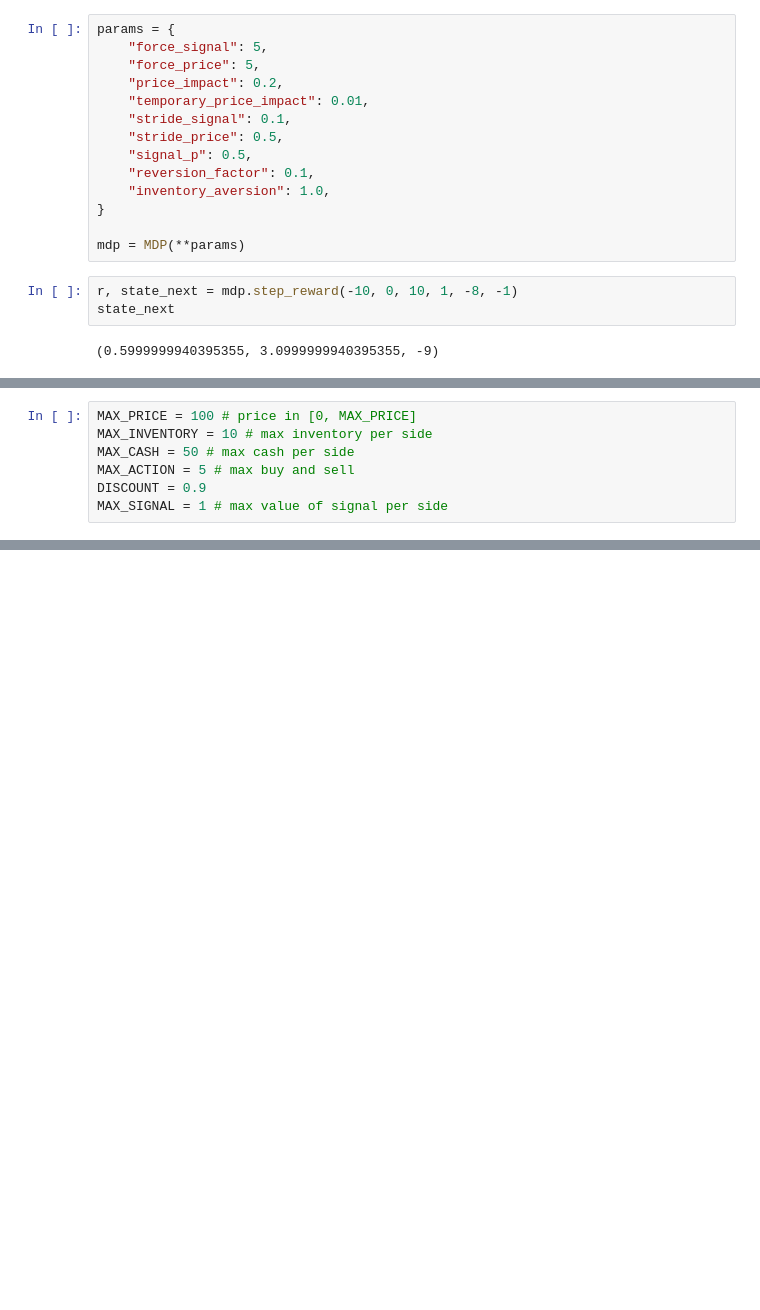
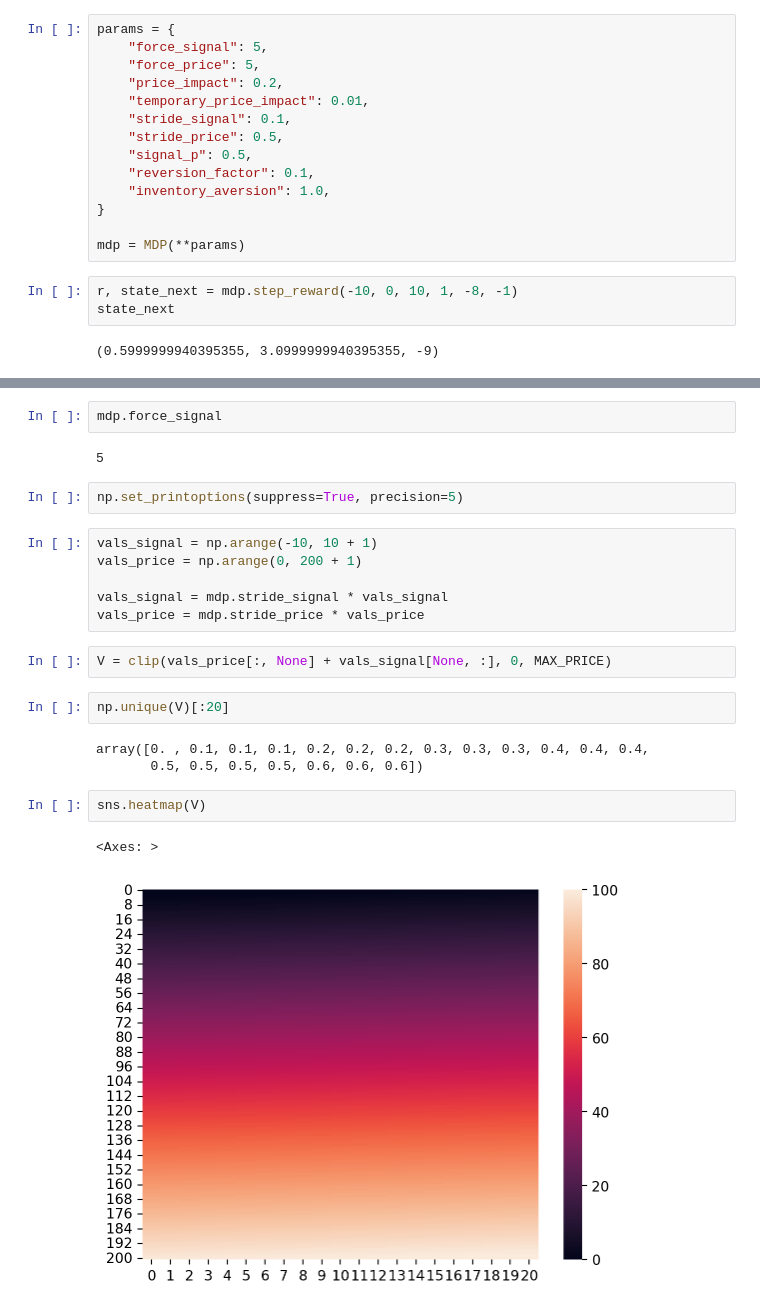
Before and after one commit to sapienzaio/online-ml-finance, a Jupyter notebook: 06-reinforcement-learning/price-impact-grid.ipynb, the cells around one changed output, grey strips where cells are left out. Cells and saved outputs as stored; diff of their text form; blank space fills up the shorter version.

```diff
--- a/06-reinforcement-learning/price-impact-grid.ipynb
+++ b/06-reinforcement-learning/price-impact-grid.ipynb
@@ -354,7 +348,0 @@ r
-# %%
-MAX_PRICE = 100 # price in [0, MAX_PRICE]
-MAX_INVENTORY = 10 # max inventory per side
-MAX_CASH = 50 # max cash per side
-MAX_ACTION = 5 # max buy and sell
-DISCOUNT = 0.9
-MAX_SIGNAL = 1 # max value of signal per side
@@ -800,0 +349,24 @@ plt.contourf(bins_price, bins_signal[:-1], policy[..., MAX_INVENTORY - 3])
+# %%
+mdp.force_signal
+# %% [output]
+5
+# %%
+np.set_printoptions(suppress=True, precision=5)
+# %%
+vals_signal = np.arange(-10, 10 + 1)
+vals_price = np.arange(0, 200 + 1)
+
+vals_signal = mdp.stride_signal * vals_signal
+vals_price = mdp.stride_price * vals_price
+# %%
+V = clip(vals_price[:, None] + vals_signal[None, :], 0, MAX_PRICE)
+# %%
+np.unique(V)[:20]
+# %% [output]
+array([0. , 0.1, 0.1, 0.1, 0.2, 0.2, 0.2, 0.3, 0.3, 0.3, 0.4, 0.4, 0.4,
+       0.5, 0.5, 0.5, 0.5, 0.6, 0.6, 0.6])
+# %%
+sns.heatmap(V)
+# %% [output]
+<Axes: >
+[figure, added]
```
Also changed, not shown: parts of 33 cells of this notebook.
